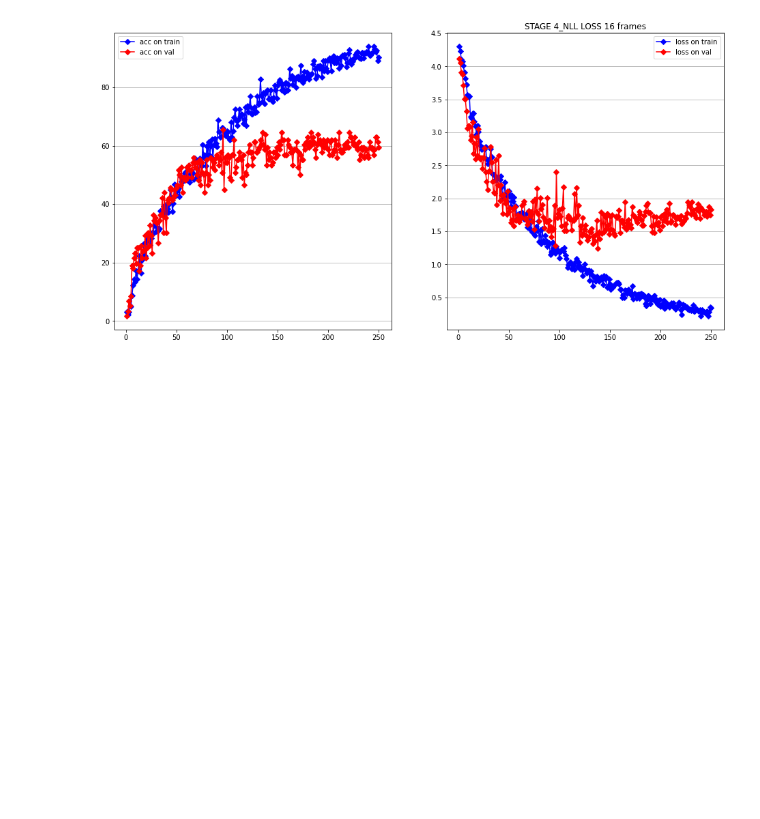
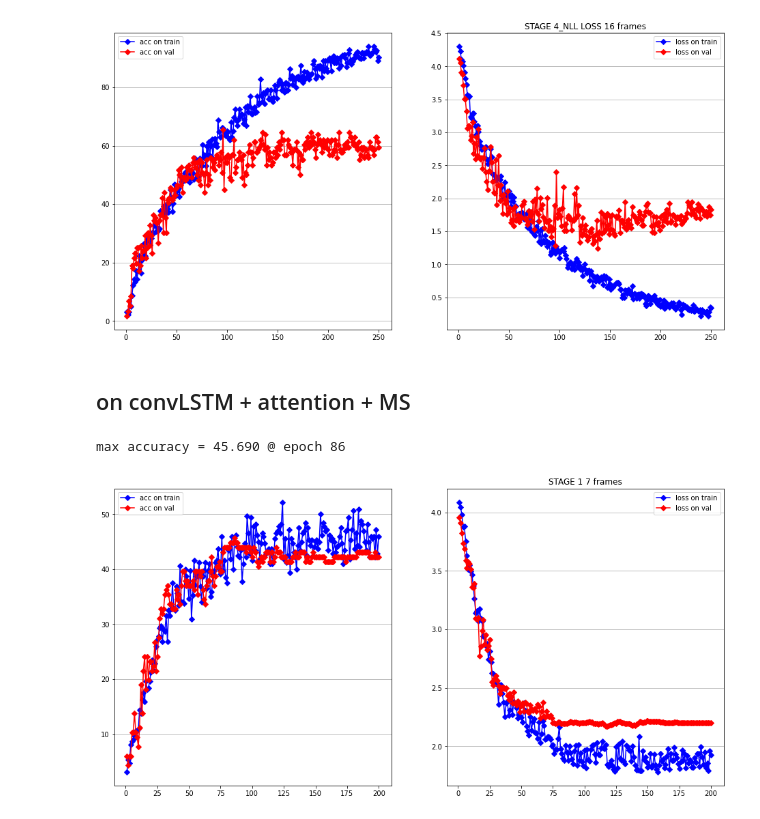
Before and after one commit to Erosinho13/FPAR-Project-MLDL, a Jupyter notebook: log_plotter.ipynb, the cells around one changed output. Cells and saved outputs as stored; diff of their text form; code cells hidden in the pictures; blank space fills up the shorter version.

Commit message:
Plots for convLSTM + attention + MS added

```diff
--- a/log_plotter.ipynb
+++ b/log_plotter.ipynb
@@ -10,7 +10,7 @@ FLOW_PREFIX = 'model_flow_state_dict'
 JOINT_PREFIX = 'model_twoStream_state_dict'
 LOG_PREFIX = 'log_stage'
 VAL_LOG_PREFIX = 'val_log_stage'
-model_folder = 'saved_models'
+model_folder = '../saved_models'
 
 class Logger():
     def __init__(self, **params):
@@ -133,3 +132,14 @@ plot_about_stage(train_log, val_log, title)
 # %% [output]
 max accuracy = 65.517 @ epoch 96
 [figure]
+# %% [markdown]
+## on convLSTM + attention + MS
+# %%
+t_log, v_log =  generate_log_filenames(stage=1, n_frames=7, ms_block = True)
+train_log = os.path.join(model_folder, t_log)
+val_log = os.path.join(model_folder, v_log)
+title = 'STAGE 1 7 frames'
+plot_about_stage(train_log, val_log, title)
+# %% [output]
+max accuracy = 45.690 @ epoch 86
+[figure, added]
```
Also changed, not shown: parts of 4 cells of this notebook.
